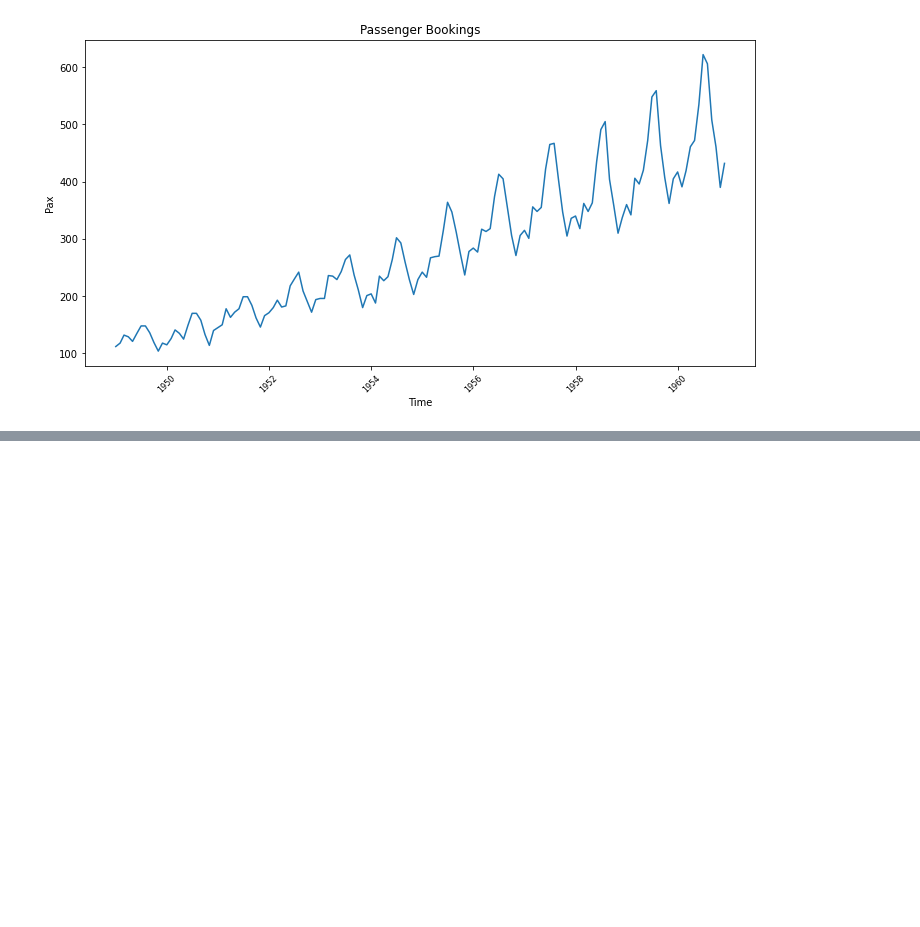
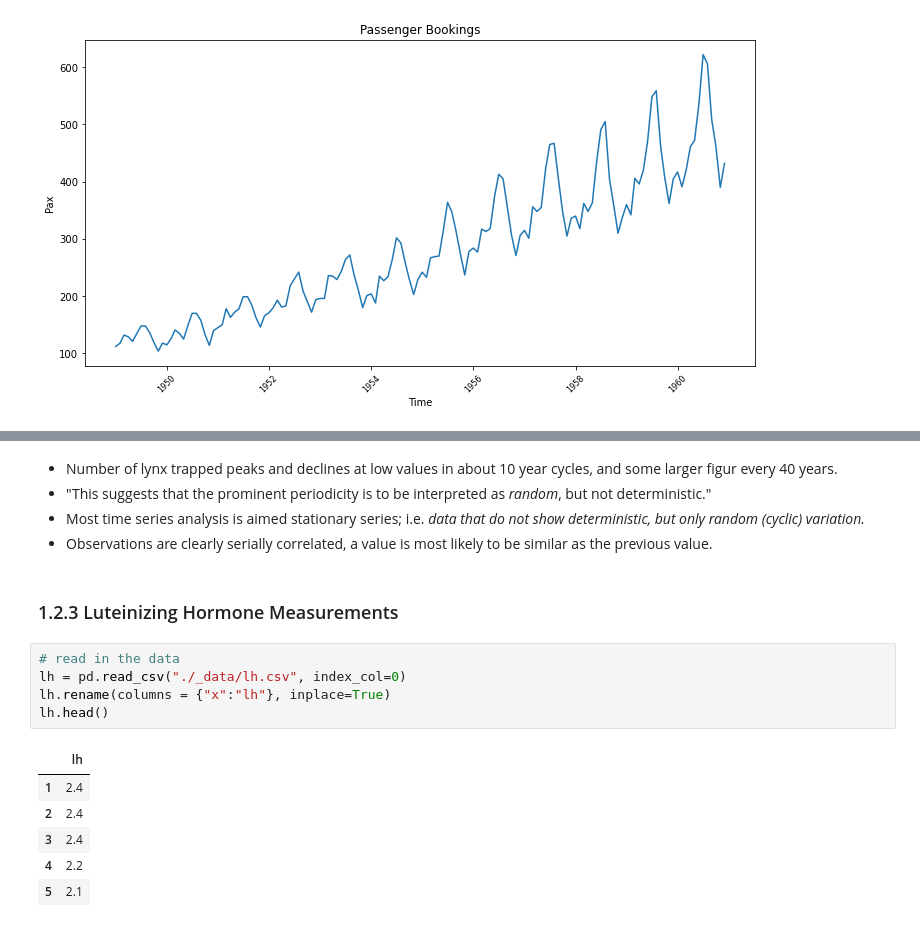
Before and after one commit to eugenebaraka/Books-and-Courses, a Jupyter notebook: timeseries/chapter1.ipynb, the cells around one changed output, grey strips where cells are left out. Saved outputs shown, nothing was run; the diff lists cells and outputs as text; blank space fills up the shorter version.

```diff
--- a/timeseries/chapter1.ipynb
+++ b/timeseries/chapter1.ipynb
@@ -57,0 +85,19 @@ plt.show()
+# %% [markdown]
+- Number of lynx trapped peaks and declines at low values in about 10 year cycles, and some larger figur every 40 years.
+- "This suggests that the prominent periodicity is to be interpreted as *random*, but not deterministic."
+- Most time series analysis is aimed stationary series; i.e. *data that do not show deterministic, but only random (cyclic) variation.*
+- Observations are clearly serially correlated, a value is most likely to be similar as the previous value.
+# %% [markdown]
+### 1.2.3 Luteinizing Hormone Measurements
+# %%
+# read in the data
+lh = pd.read_csv("./_data/lh.csv", index_col=0)
+lh.rename(columns = {"x":"lh"}, inplace=True)
+lh.head()
+# %% [output]
+|  | lh |
+| 1 | 2.4 |
+| 2 | 2.4 |
+| 3 | 2.4 |
+| 4 | 2.2 |
+| 5 | 2.1 |
```
Also changed, not shown: parts of 10 cells of this notebook, 5 other files.
